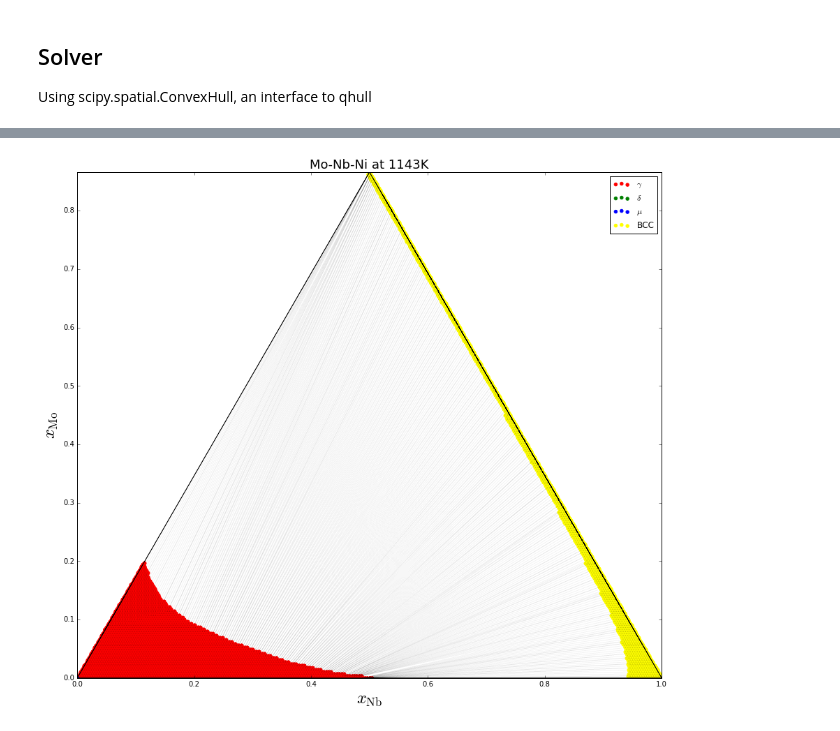
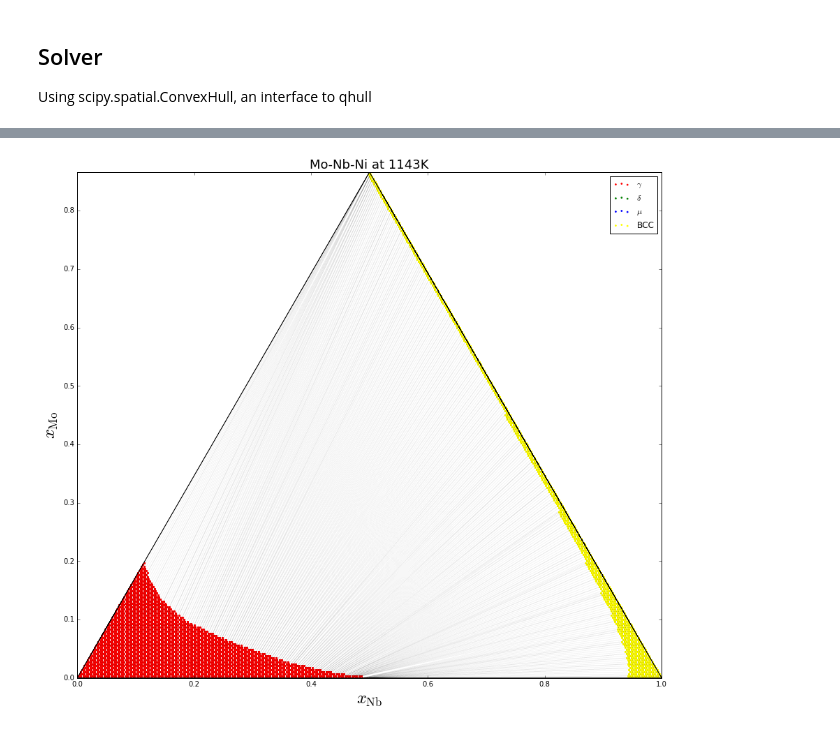
Before and after one commit to usnistgov/phasefield-precipitate-aging, a Jupyter notebook: CALPHAD_qhull.ipynb, the cells around one changed output, grey strips where cells are left out. Cells and saved outputs as stored; diff of their text form; code cells hidden in the pictures.

```diff
--- a/CALPHAD_qhull.ipynb
+++ b/CALPHAD_qhull.ipynb
@@ -57,17 +58,17 @@ g_gamma = parse_expr(str(m_gamma.ast)) / s_gamma
 # %%
 c_delta = list(set([i for c in tdb.phases['DELTA'].constituents for i in c]))
 m_delta = Model(tdb, c_delta, 'DELTA')
-s_delta = 4 # sites in formula unit
+s_delta = 4.0 # sites in formula unit
 g_delta = parse_expr(str(m_delta.ast)) / s_delta
 # %%
 c_mu = list(set([i for c in tdb.phases['MU_PHASE'].constituents for i in c]))
 m_mu = Model(tdb, c_mu, 'MU_PHASE')
-s_mu = 13 # sites in formula unit
+s_mu = 13.0 # sites in formula unit
 g_mu = parse_expr(str(m_mu.ast)) / s_mu
 # %%
 c_bcc = list(set([i for c in tdb.phases['BCC_A2'].constituents for i in c]))
 m_bcc = Model(tdb, c_bcc, 'BCC_A2')
-s_bcc = 1 # sites in formula unit
+s_bcc = 1.0 # sites in formula unit
 g_bcc = parse_expr(str(m_bcc.ast)) / s_bcc
 # %% [markdown]
 ## Convert sublattice to phase composition (y to x)
@@ -156 +156,31 @@ plt.legend(loc='best')
 [figure]
+# %%
+# plot Gibbs energy curves for fixed x_Nb = 5%
+if True:
+    xnb = 0.05
+    GX = []
+    GY = []
+    DX = []
+    DY = []
+    UX = []
+    UY = []
+    BX = []
+    BY = []
+
+    for xmo in np.linspace(epsilon,1,1001):
+        xni = 1-xmo-xnb
+        if xni+epsilon>0:
+            UX.append(xmo)
+            GY.append(Gg(xmo,xnb,xni))
+            DY.append(Gd(xmo,xnb,xni))
+            UY.append(Gu(xmo,xnb,xni))
+            BY.append(Gb(xmo,xnb,xni))
+
+    plt.figure(figsize=(8, 8))
+    plt.xlabel(r'$x_\mathrm{Nb}$', fontsize=24)
+    plt.ylabel(r'$\mathcal{G}$', fontsize=24)
+    plt.plot(UX, GY, label=r'$\gamma$')
+    plt.plot(UX, DY, label=r'$\delta$')
+    plt.plot(UX, UY, label=r'$\mu$')
+    plt.plot(UX, BY, label=r'$\mathrm{bcc}$')
+    plt.legend(loc='best')
@@ -419,23 +451,23 @@ for simplex in hull.simplices:
 # %%
 # Plot phase diagram
 pltsize = 15
 plt.figure(figsize=(pltsize, rt32*pltsize))
 plt.title("Mo-Nb-Ni at %.0fK"%temp, fontsize=18)
 plt.xlim([0,1])
 plt.ylim([0,rt32])
 plt.xlabel(r'$x_\mathrm{Nb}$', fontsize=24)
 plt.ylabel(r'$x_\mathrm{Mo}$', fontsize=24)
 plt.plot(XS, YS, '-k')
 for tie in tielines:
     plt.plot(tie[0], tie[1], '-k', alpha=0.01)
-plt.scatter(X[0], Y[0], color='red',   s=2.25, label=r'$\gamma$')
-plt.scatter(X[1], Y[1], color='green', s=2.25, label=r'$\delta$')
-plt.scatter(X[2], Y[2], color='blue',  s=2.25, label=r'$\mu$')
-plt.scatter(X[3], Y[3], color='yellow',s=2.25, label='BCC')
+plt.scatter(X[0], Y[0], color='red',   s=3, label=r'$\gamma$')
+plt.scatter(X[1], Y[1], color='green', s=3, label=r'$\delta$')
+plt.scatter(X[2], Y[2], color='blue',  s=3, label=r'$\mu$')
+plt.scatter(X[3], Y[3], color='yellow',s=3, label='BCC')
 #plt.scatter(X[0], Y[0], color='green', label=r'$\delta$')
 #plt.scatter(X[1], Y[1], color='blue',  label=r'$\mu$')
 #plt.scatter(X[2], Y[2], color='yellow',label='BCC')
 plt.legend(loc='best')
 plt.show()
 # %% [output]
-[figure, old version]
+[figure, new version]
```
Also changed, not shown: parts of 6 cells of this notebook, 1 other file.
